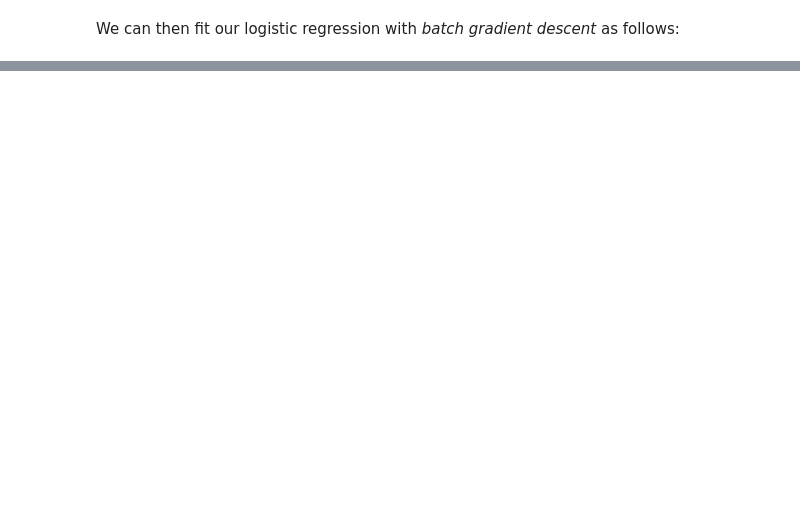
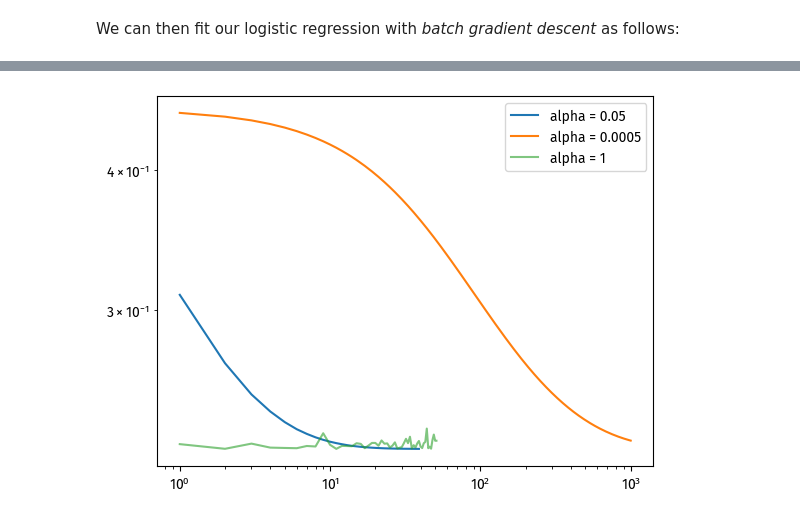
Before and after one commit to doabell/451-blog, a Jupyter notebook: posts/logistic-regression/index.ipynb, the cells around one changed output, grey strips where cells are left out. Cells and saved outputs as stored; diff of their text form; code cells hidden in the pictures; blank space fills up the shorter version.

```diff
--- a/posts/logistic-regression/index.ipynb
+++ b/posts/logistic-regression/index.ipynb
@@ -139,0 +176,25 @@ Here, stochastic "minibatch" gradient descent converges the fastest, then "minib
+# %%
+alphas = [0.05, 0.0005, 1]
+
+for alpha in alphas:
+    LR = LogisticRegression()
+    LR.fit_stochastic(
+        X, y,
+        max_epochs=1000,
+        momentum=False,
+        batch_size=10,
+        alpha=alpha
+    )
+
+    num_steps = len(LR.loss_history)
+    plt.plot(
+        np.arange(num_steps) + 1, LR.loss_history,
+        label=f"alpha = {alpha}",
+        alpha=0.6 if alpha == 1 else 1
+    )
+
+plt.loglog()
+
+legend = plt.legend()
+# %% [output]
+[figure, added]
```
Also changed, not shown: parts of 14 cells of this notebook.
